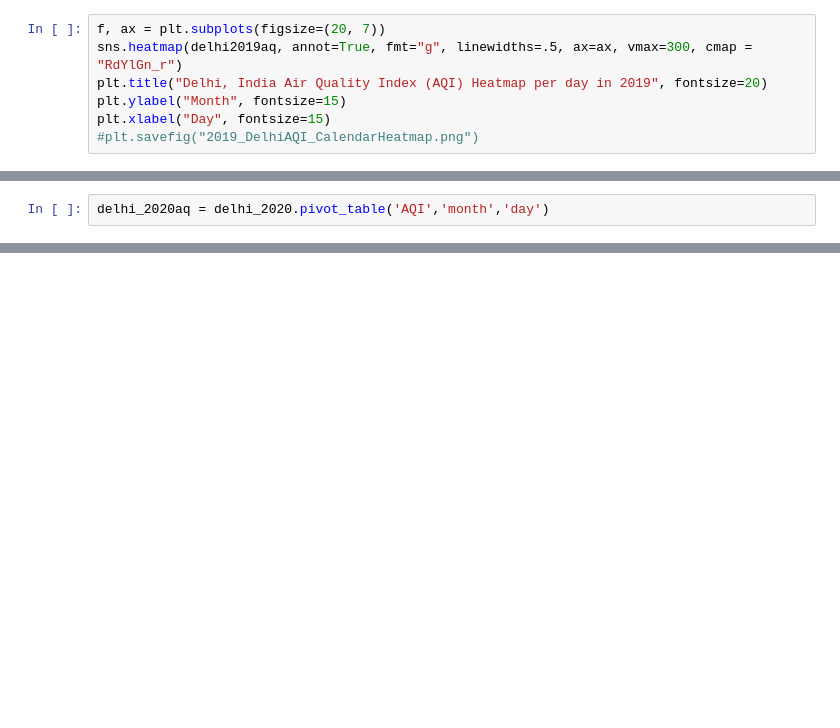
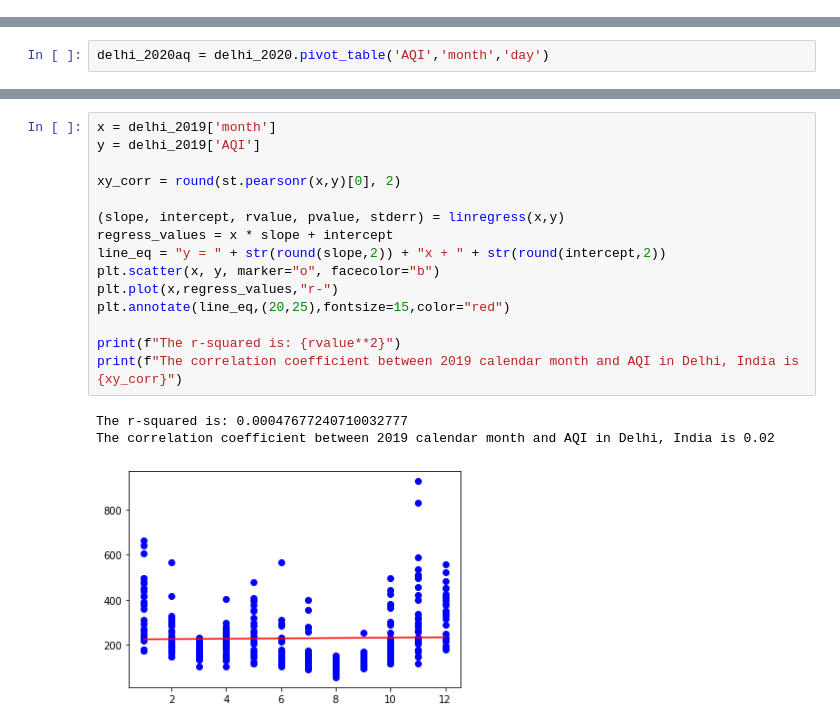
Before and after one commit to HaydenRubin/COVID-19-air-quality-2020, a Jupyter notebook: CalendarHeatmaps/delhiAQ.ipynb, the cells around one changed output, grey strips where cells are left out. Saved outputs shown, nothing was run; the diff lists cells and outputs as text; blank space fills up the shorter version.

```diff
--- a/CalendarHeatmaps/delhiAQ.ipynb
+++ b/CalendarHeatmaps/delhiAQ.ipynb
@@ -51,7 +15,0 @@ delhi2019aq = delhi2019.pivot_table('AQI','month','day')
-# %%
-f, ax = plt.subplots(figsize=(20, 7))
-sns.heatmap(delhi2019aq, annot=True, fmt="g", linewidths=.5, ax=ax, vmax=300, cmap = "RdYlGn_r")
-plt.title("Delhi, India Air Quality Index (AQI) Heatmap per day in 2019", fontsize=20)
-plt.ylabel("Month", fontsize=15)
-plt.xlabel("Day", fontsize=15)
-#plt.savefig("2019_DelhiAQI_CalendarHeatmap.png")
@@ -216,0 +126,19 @@ Text(0.5, 42.0, 'Day')
+# %%
+x = delhi_2019['month']
+y = delhi_2019['AQI']
+
+xy_corr = round(st.pearsonr(x,y)[0], 2)
+
+(slope, intercept, rvalue, pvalue, stderr) = linregress(x,y)
+regress_values = x * slope + intercept
+line_eq = "y = " + str(round(slope,2)) + "x + " + str(round(intercept,2))
+plt.scatter(x, y, marker="o", facecolor="b")
+plt.plot(x,regress_values,"r-")
+plt.annotate(line_eq,(20,25),fontsize=15,color="red")
+
+print(f"The r-squared is: {rvalue**2}")
+print(f"The correlation coefficient between 2019 calendar month and AQI in Delhi, India is {xy_corr}")
+# %% [output]
+The r-squared is: 0.00047677240710032777
+The correlation coefficient between 2019 calendar month and AQI in Delhi, India is 0.02
+[figure, added]
```
Also changed, not shown: parts of 28 cells of this notebook, 2 other files.
